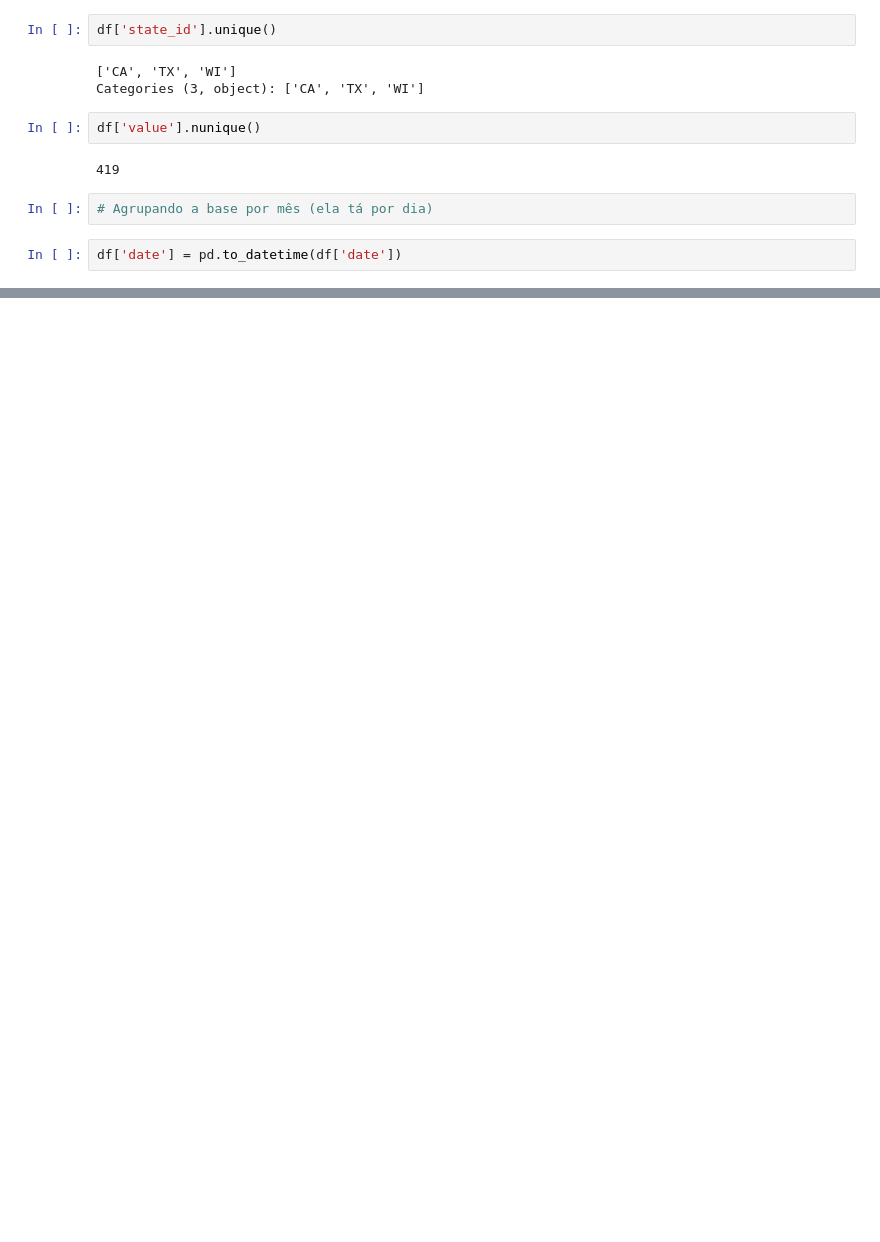
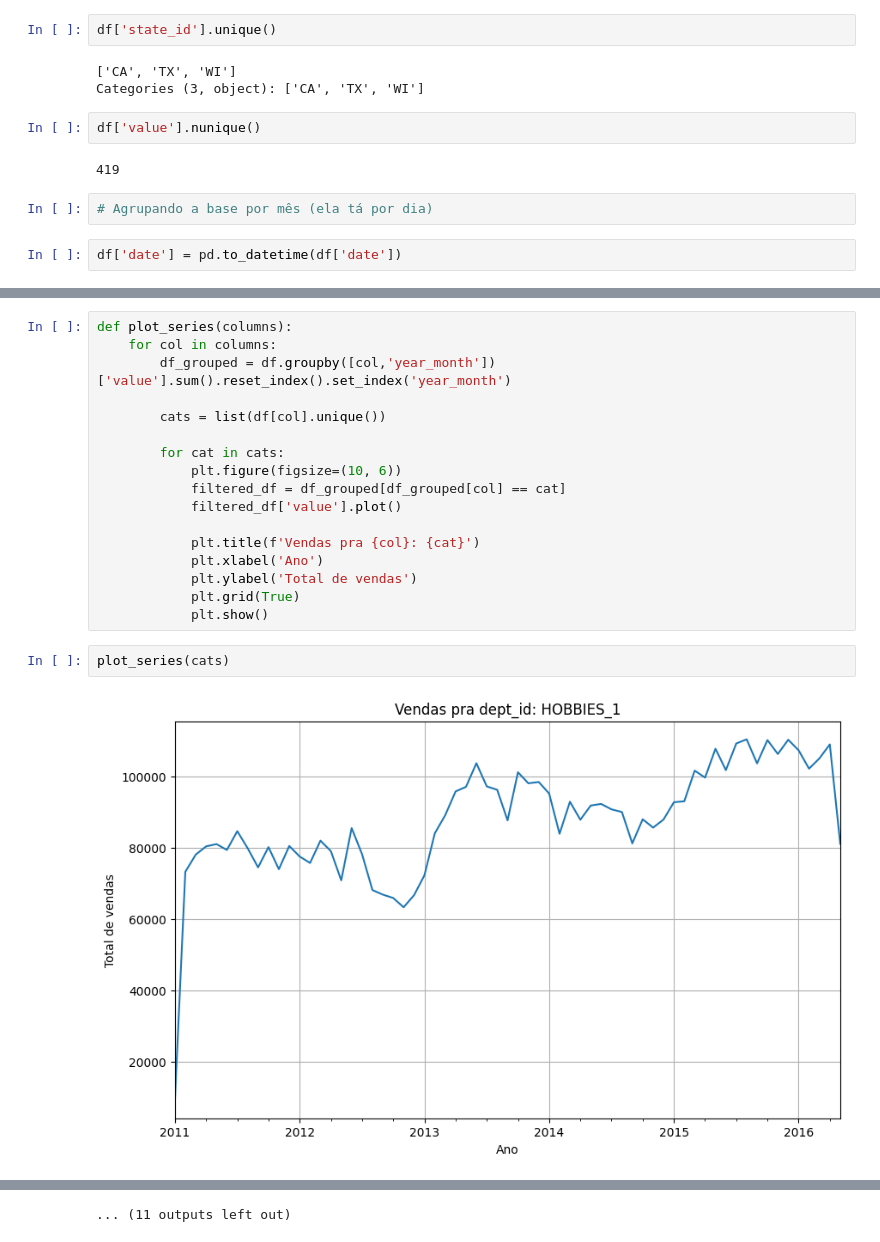
Before and after one commit to MateusVasc/Projeto-PET-Sauter, a Jupyter notebook: analise_exploratoria/analise_exploratoria.ipynb, the cells around one changed output, grey strips where cells are left out. Drawn from its saved outputs; the diff is of its cells as text; blank space fills up the shorter version.

```diff
--- a/analise_exploratoria/analise_exploratoria.ipynb
+++ b/analise_exploratoria/analise_exploratoria.ipynb
@@ -120,0 +134,21 @@ grouped_df['item_id'].nunique()
+# %%
+def plot_series(columns):
+    for col in columns:
+        df_grouped = df.groupby([col,'year_month'])['value'].sum().reset_index().set_index('year_month')
+
+        cats = list(df[col].unique())
+
+        for cat in cats:
+            plt.figure(figsize=(10, 6))
+            filtered_df = df_grouped[df_grouped[col] == cat]
+            filtered_df['value'].plot()
+
+            plt.title(f'Vendas pra {col}: {cat}')
+            plt.xlabel('Ano')
+            plt.ylabel('Total de vendas')
+            plt.grid(True)
+            plt.show()
+# %%
+plot_series(cats)
+# %% [output]
+[figure, added]
@@ -120,0 +166 @@ grouped_df['item_id'].nunique()
+... (11 outputs left out)
```
Also changed, not shown: parts of 13 cells of this notebook.
